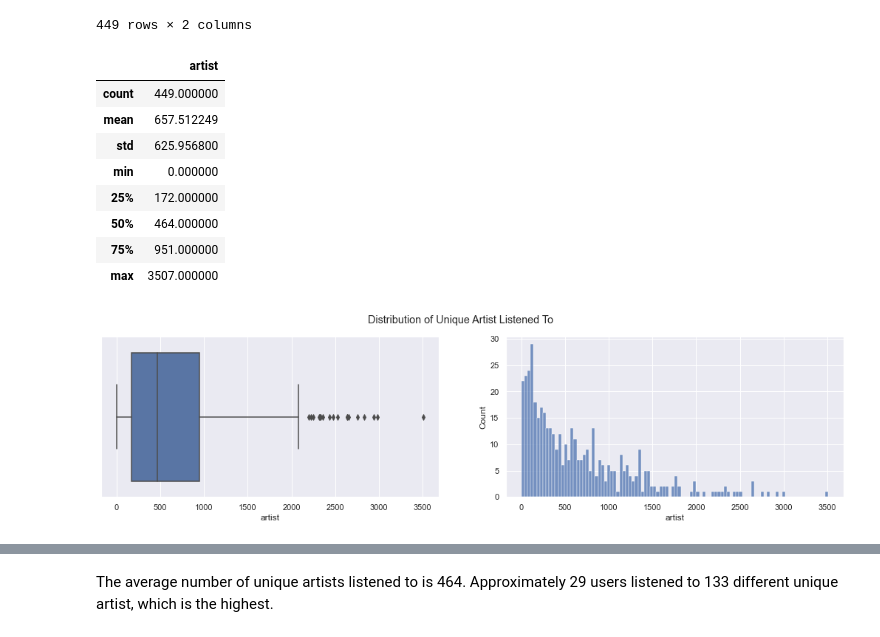
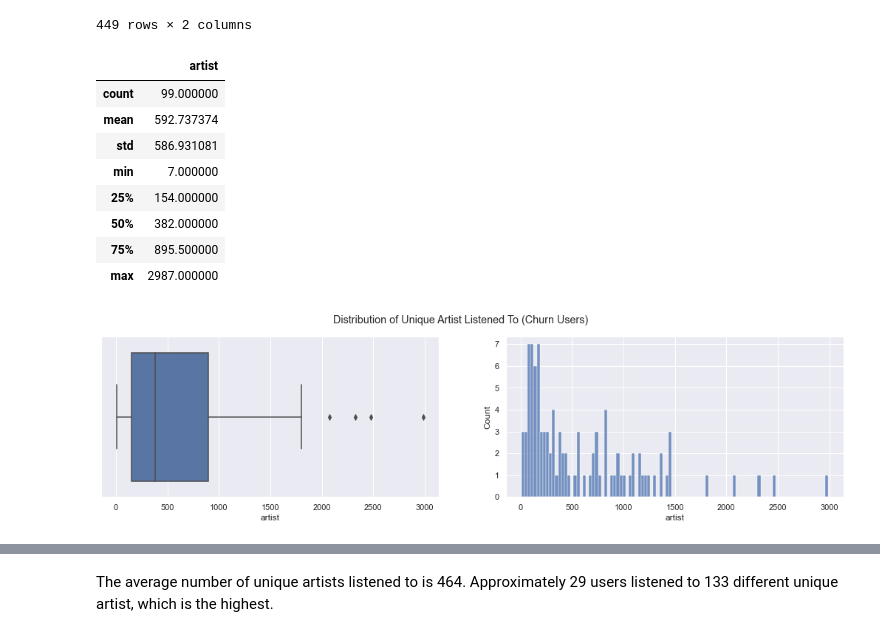
Before and after one commit to AloysiusTan/SC1015-MiniProject, a Jupyter notebook: Main Code - Sparkify Churn Data.ipynb, the cells around one changed output, grey strips where cells are left out. Cells and saved outputs as stored; diff of their text form; code cells hidden in the pictures.

```diff
--- a/Main Code - Sparkify Churn Data.ipynb
+++ b/Main Code - Sparkify Churn Data.ipynb
@@ -685,24 +778,28 @@ unique_artists
 | 447 | 98 | 1678 |
 | 448 | 99 | 761 |
 449 rows × 2 columns
+# %%
+unique_artists = unique_artists.merge(churn_df)
+unique_artists_churn = unique_artists[unique_artists["churn"] == True]
+unique_artists_nonchurn = unique_artists[unique_artists["churn"] == False]
 # %%
-unique_artists.describe()
+unique_artists_churn.describe()
 # %% [output]
 |  | artist |
-| count | 449.000000 |
-| mean | 657.512249 |
-| std | 625.956800 |
-| min | 0.000000 |
-| 25% | 172.000000 |
-| 50% | 464.000000 |
-| 75% | 951.000000 |
-| max | 3507.000000 |
+| count | 99.000000 |
+| mean | 592.737374 |
+| std | 586.931081 |
+| min | 7.000000 |
+| 25% | 154.000000 |
+| 50% | 382.000000 |
+| 75% | 895.500000 |
+| max | 2987.000000 |
 # %%
 # NUMBER OF UNIQUE ARTISTES
 f, axes = plt.subplots(1, 2, figsize=(18, 4))
-sb.boxplot(x = unique_artists['artist'], ax=axes[0])
-sb.histplot(x = unique_artists['artist'], ax=axes[1], bins=100)
-plt.suptitle('Distribution of Unique Artist Listened To')
+sb.boxplot(x = unique_artists_churn['artist'], ax=axes[0])
+sb.histplot(x = unique_artists_churn['artist'], ax=axes[1], bins=100)
+plt.suptitle('Distribution of Unique Artist Listened To (Churn Users)')
 plt.show()
 # %% [output]
-[figure, old version]
+[figure, new version]
```
Also changed, not shown: parts of 74 cells of this notebook.
